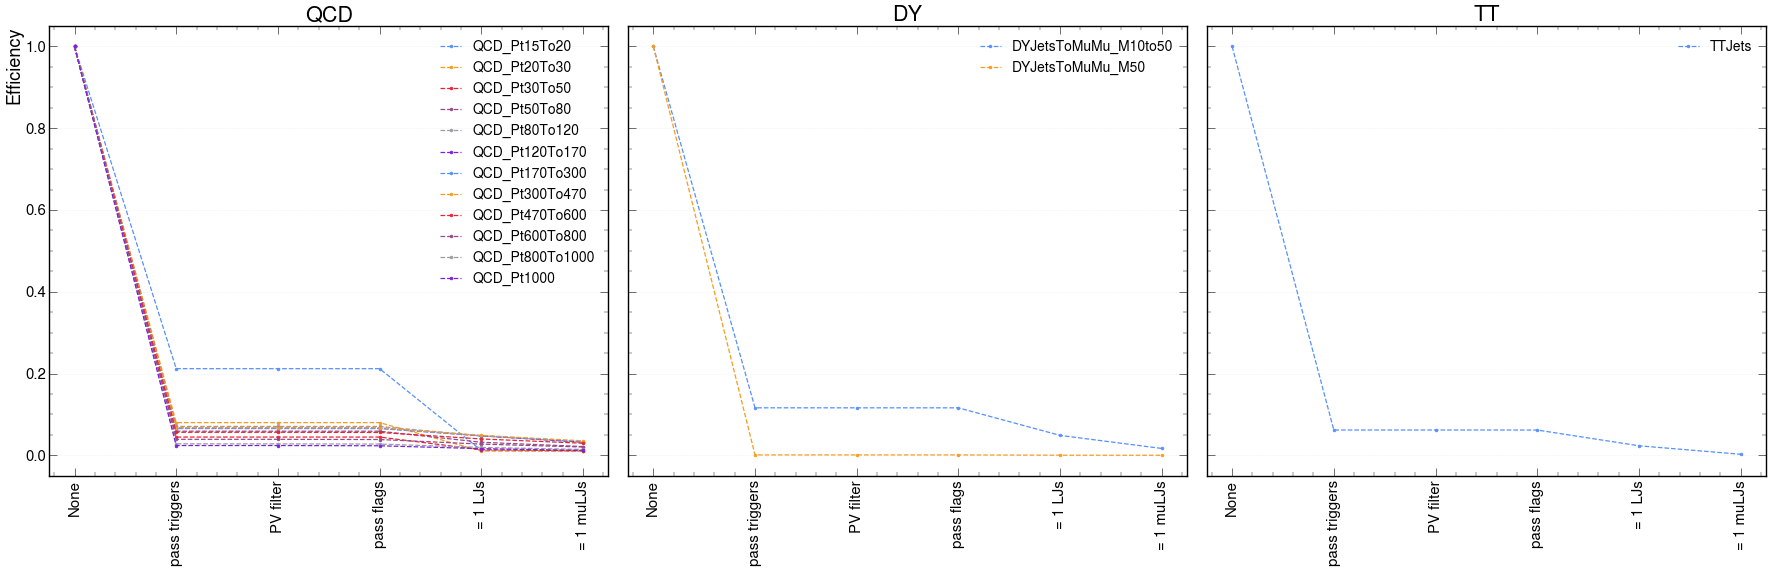
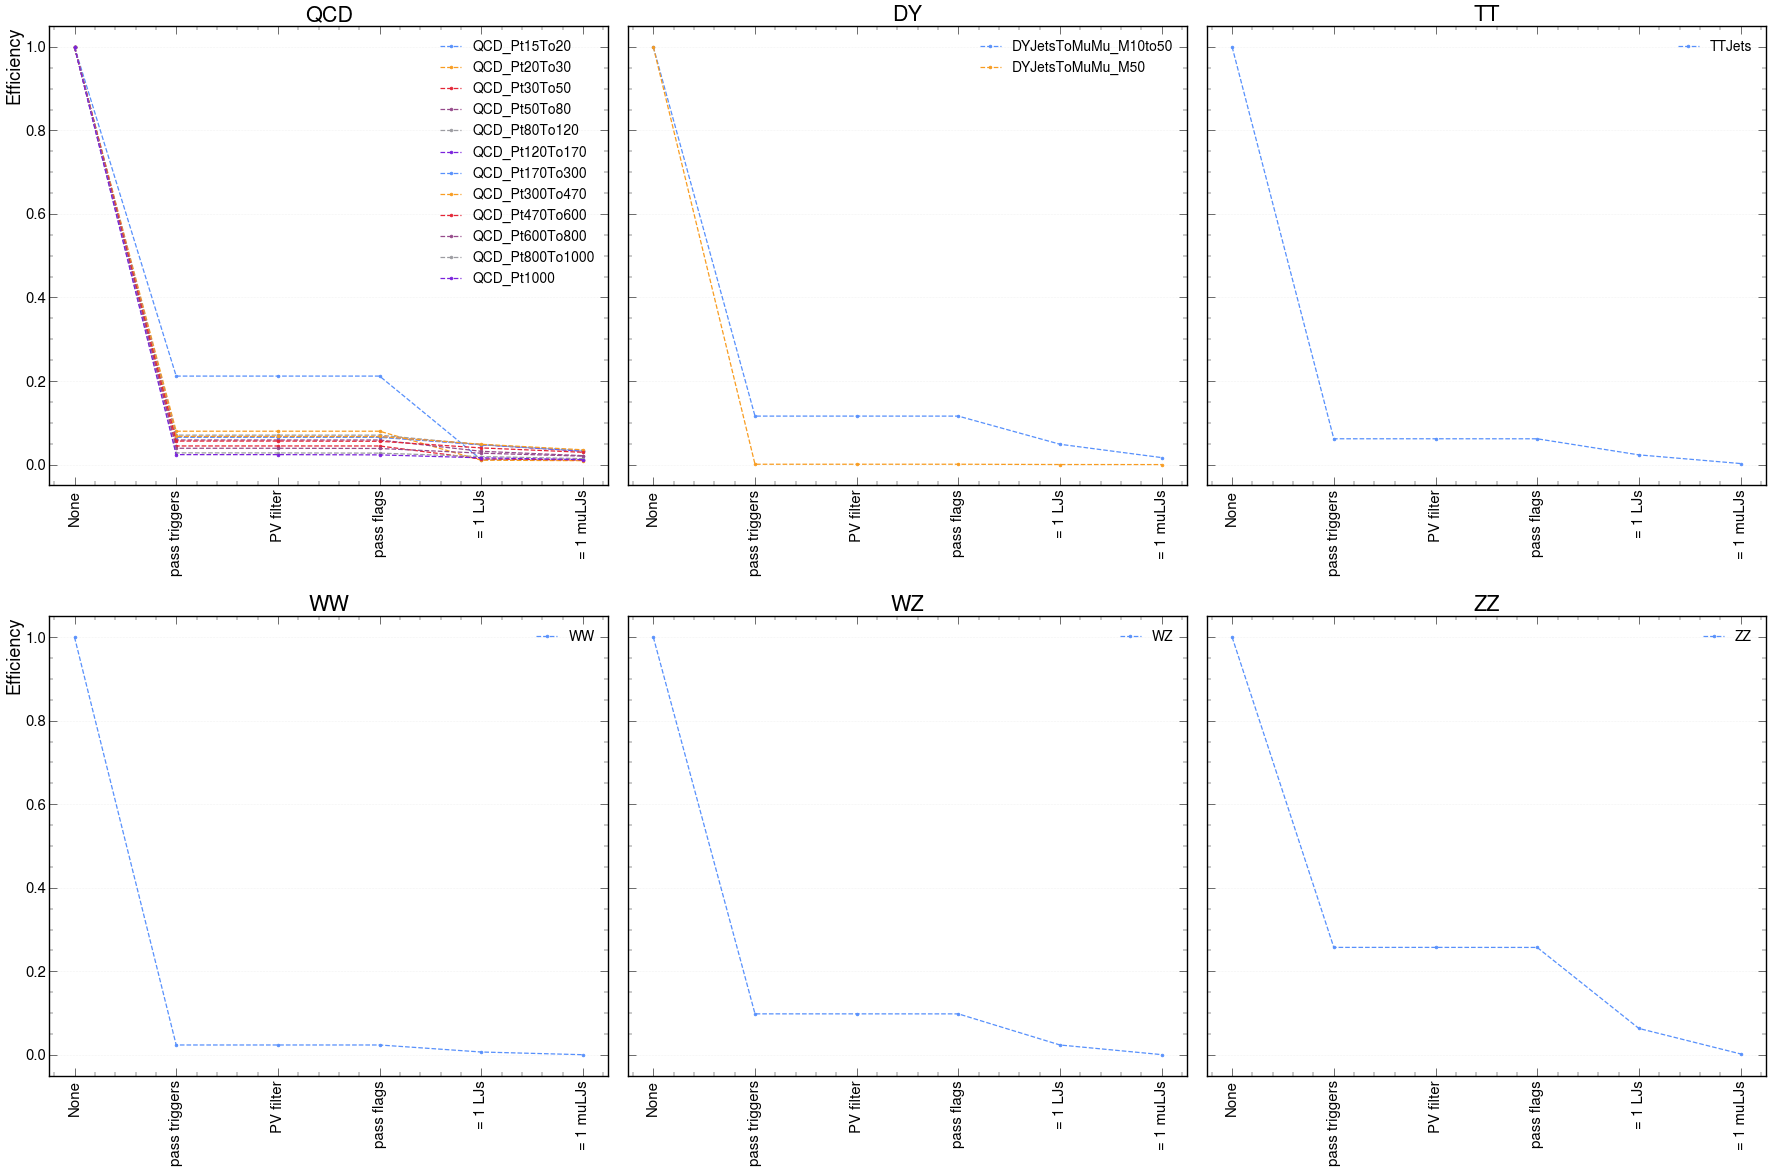
Code edit (unified diff) that turned the first committed figure into the second:
--- before
+++ after
@@ -5,4 +5,7 @@
         DY,
         TT,
+        WW,
+        WZ,
+        ZZ,
     ],
     channel=channels[0],
@@ -11,4 +14,7 @@
         "DY",
         "TT",
+        "WW",
+        "WZ",
+        "ZZ",
     ],
     unweighted=False,
@@ -16,5 +22,5 @@
     normalize=True,
     logy=False,
-    figsize=(36, 12),
+    figsize=(36, 24),
     ncols=3,
     ncol_legend=1,

Commit: Add Diboson yamls and notebook update